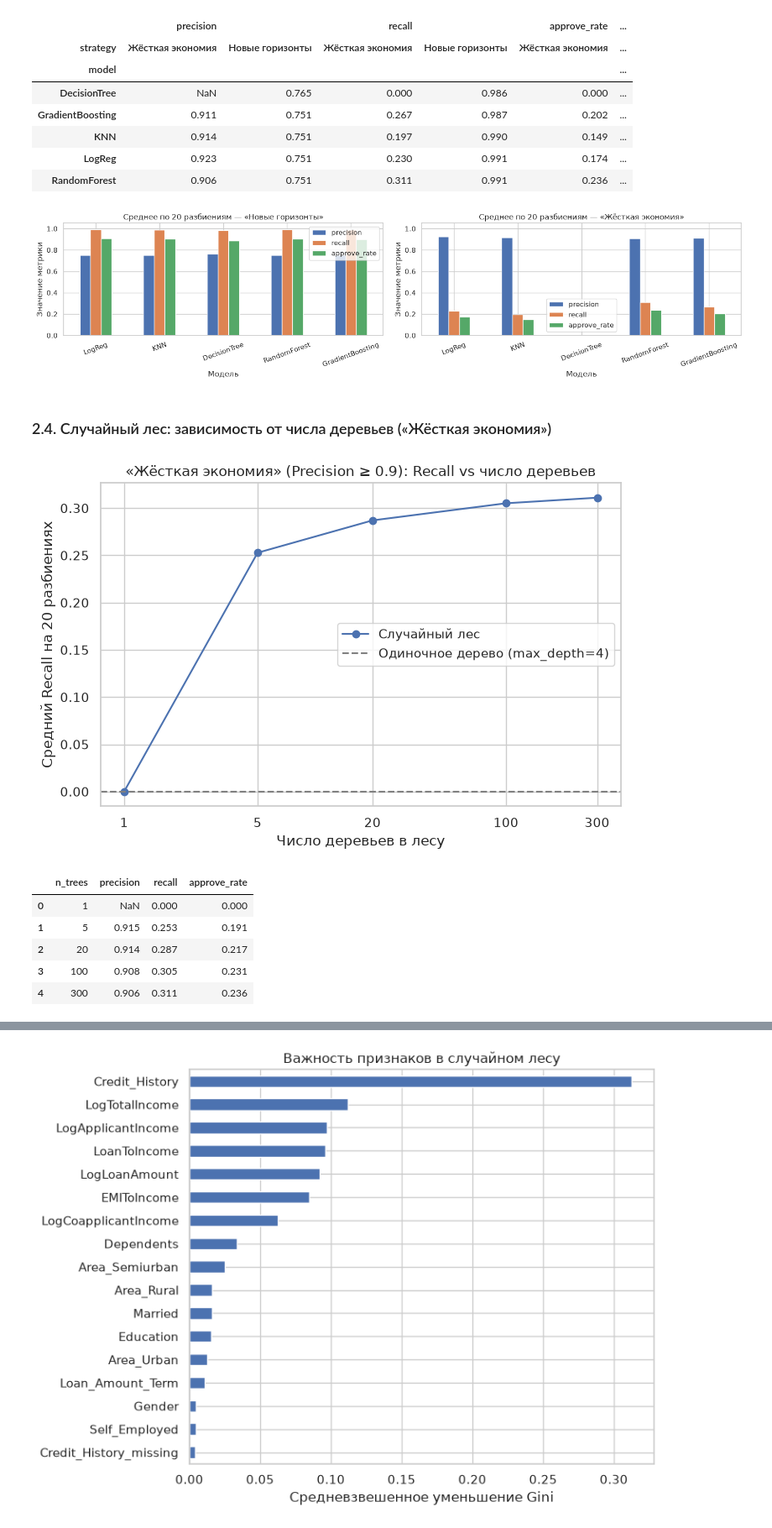
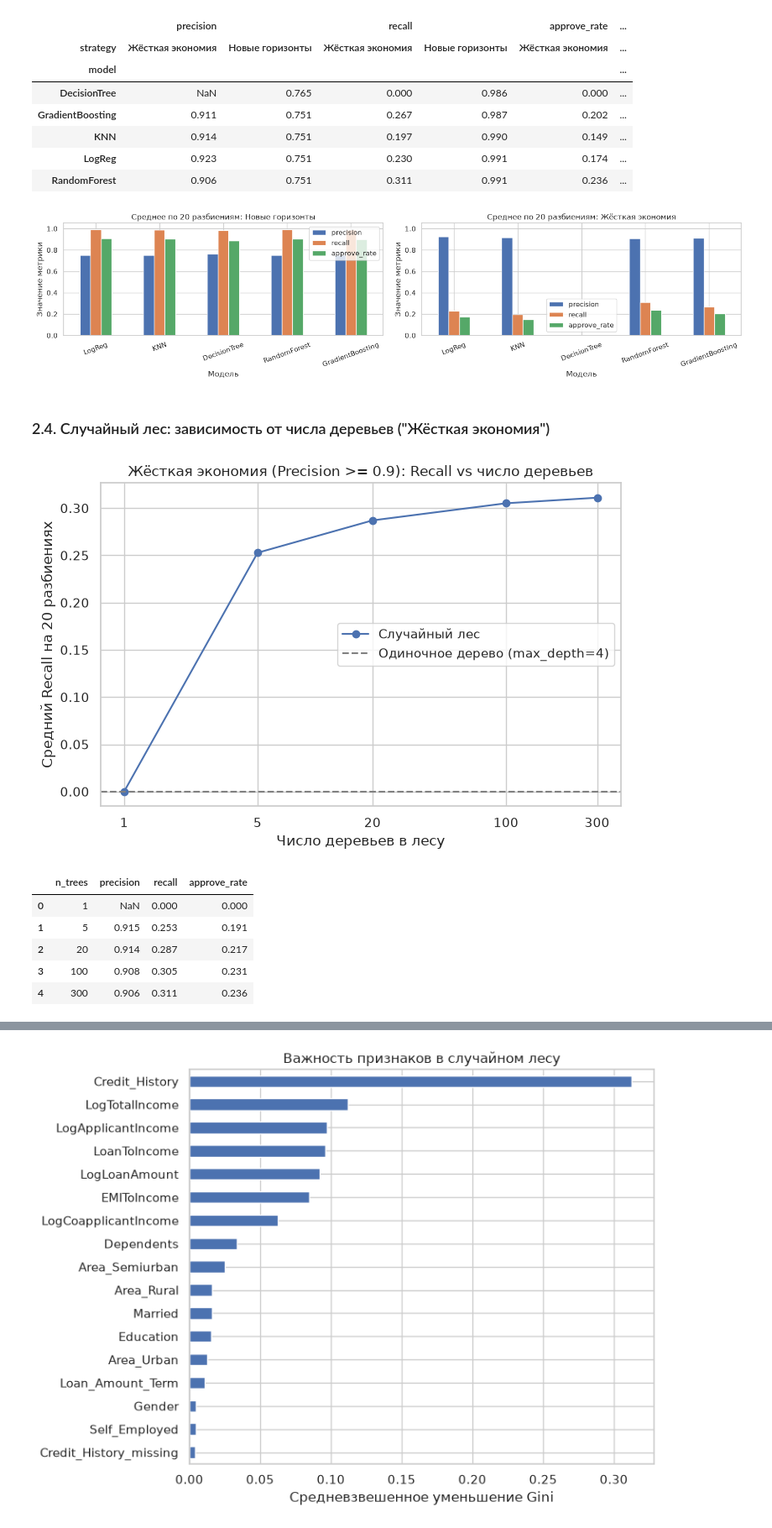
Before and after one commit to pxc1984/competitive-py, a Jupyter notebook: ai/Неделя_6_Введение в ИИ_Основной_уровень_ДЗ.ipynb, the cells around one changed output, grey strips where cells are left out. Shown at 84% size. Saved outputs shown, nothing was run; the diff lists cells and outputs as text; code cells hidden in the pictures.

```diff
--- a/ai/Неделя_6_Введение в ИИ_Основной_уровень_ДЗ.ipynb
+++ b/ai/Неделя_6_Введение в ИИ_Основной_уровень_ДЗ.ipynb
@@ -279,7 +322,13 @@ rows = []
 for col in cat_feats:
     tab = pd.crosstab(eda[col], eda["Loan_Status"])
     chi2, p, *_ = chi2_contingency(tab)
-    rows.append({"feature": col, "cramers_v": cramers_v(eda[col], eda["Loan_Status"]), "p_value": p})
+    rows.append(
+        {
+            "feature": col,
+            "cramers_v": cramers_v(eda[col], eda["Loan_Status"]),
+            "p_value": p,
+        }
+    )
 pd.DataFrame(rows).sort_values("cramers_v", ascending=False).round(4)
 # %% [output]
 |  | feature | cramers_v | p_value |
@@ -351,6 +415,6 @@ dtype: int64
 # %%
 def prepare_features(data: pd.DataFrame) -> pd.DataFrame:
-    """Переводит заявки в числовые признаки (пропуски остаются NaN — их заполняет пайплайн)"""
+    """Переводит заявки в числовые признаки (пропуски остаются NaN - их заполняет пайплайн)"""
     X = pd.DataFrame(index=data.index)
     X["Gender"] = data["Gender"].map({"Male": 1, "Female": 0})
     X["Married"] = data["Married"].map({"Yes": 1, "No": 0})
@@ -368,7 +432,9 @@ def prepare_features(data: pd.DataFrame) -> pd.DataFrame:
     X["LogLoanAmount"] = np.log1p(data["LoanAmount"])
     X["Loan_Amount_Term"] = data["Loan_Amount_Term"].astype(float)
     X["LoanToIncome"] = data["LoanAmount"] * 1000 / total.replace(0, np.nan)
-    X["EMIToIncome"] = data["LoanAmount"] * 1000 / data["Loan_Amount_Term"] / total.replace(0, np.nan)
+    X["EMIToIncome"] = (
+        data["LoanAmount"] * 1000 / data["Loan_Amount_Term"] / total.replace(0, np.nan)
+    )
     return X
 
 
@@ -596,7 +699,13 @@ def evaluate_single_split(models):
         probas[name] = proba
         for strat, min_prec in STRATEGIES.items():
             thr = find_threshold(y_test, proba, min_prec)
-            rows.append({"model": name, "strategy": strat, **metrics_at_threshold(y_test, proba, thr)})
+            rows.append(
+                {
+                    "model": name,
+                    "strategy": strat,
+                    **metrics_at_threshold(y_test, proba, thr),
+                }
+            )
     return pd.DataFrame(rows), probas
 # %% [markdown]
 ### 2.1. Базовые модели: логистическая регрессия, KNN, решающее дерево
@@ -658,7 +775,7 @@ plot_pr({**proba_base, **proba_ens}, "PR-кривые всех моделей н
 fig, axes = plt.subplots(1, 2, figsize=(16, 4))
 for ax, (strat, sub) in zip(axes, res_single.groupby("strategy", sort=False)):
     sub.set_index("model")[["precision", "recall", "approve_rate"]].plot.bar(ax=ax)
-    ax.set_title(f"Одно разбиение — «{strat}»")
+    ax.set_title(f"Одно разбиение: {strat}")
     ax.set_ylabel("Значение метрики")
     ax.set_xlabel("Модель")
     ax.set_ylim(0, 1.05)
@@ -691,7 +810,7 @@ res_splits.pivot(index="model", columns="strategy", values=["precision", "recall
 fig, axes = plt.subplots(1, 2, figsize=(16, 4))
 for ax, (strat, sub) in zip(axes, res_splits.groupby("strategy", sort=False)):
     sub.set_index("model")[["precision", "recall", "approve_rate"]].plot.bar(ax=ax)
-    ax.set_title(f"Среднее по 20 разбиениям — «{strat}»")
+    ax.set_title(f"Среднее по 20 разбиениям: {strat}")
     ax.set_ylabel("Значение метрики")
     ax.set_xlabel("Модель")
     ax.set_ylim(0, 1.05)
@@ -699,35 +818,44 @@ for ax, (strat, sub) in zip(axes, res_splits.groupby("strategy", sort=False)):
 plt.tight_layout()
 plt.show()
 # %% [output]
-[figure, old version]
+[figure, new version]
 # %% [markdown]
-### 2.4. Случайный лес: зависимость от числа деревьев («Жёсткая экономия»)
+### 2.4. Случайный лес: зависимость от числа деревьев ("Жёсткая экономия")
 # %%
 n_trees_list = [1, 5, 20, 100, 300]
 forest_rows = []
 for n in n_trees_list:
-    rf = make_pipeline(SimpleImputer(strategy="median"),
-                       RandomForestClassifier(n_estimators=n, min_samples_leaf=5, max_features="sqrt",
-                                              random_state=RANDOM_STATE, n_jobs=-1))
+    rf = make_pipeline(
+        SimpleImputer(strategy="median"),
+        RandomForestClassifier(
+            n_estimators=n,
+            min_samples_leaf=5,
+            max_features="sqrt",
+            random_state=RANDOM_STATE,
+            n_jobs=-1,
+        ),
+    )
     m = evaluate_on_splits(rf, X, y, STRATEGIES["Жёсткая экономия"])
     forest_rows.append({"n_trees": n, **m.to_dict()})
 forest_res = pd.DataFrame(forest_rows)
 
-tree_recall = res_splits.query("model == 'DecisionTree' and strategy == 'Жёсткая экономия'")["recall"].iloc[0]
+tree_recall = res_splits.query(
+    "model == 'DecisionTree' and strategy == 'Жёсткая экономия'"
+)["recall"].iloc[0]
 fig, ax = plt.subplots(figsize=(8, 5))
 ax.plot(forest_res["n_trees"], forest_res["recall"], marker="o", label="Случайный лес")
 ax.axhline(tree_recall, color="gray", ls="--", label="Одиночное дерево (max_depth=4)")
 ax.set_xscale("log")
 ax.set_xticks(n_trees_list)
 ax.set_xticklabels(n_trees_list)
 ax.set_xlabel("Число деревьев в лесу")
 ax.set_ylabel("Средний Recall на 20 разбиениях")
-ax.set_title("«Жёсткая экономия» (Precision ≥ 0.9): Recall vs число деревьев")
+ax.set_title("Жёсткая экономия (Precision >= 0.9): Recall vs число деревьев")
 ax.legend()
 plt.show()
 forest_res.round(3)
 # %% [output]
-[figure, old version]
+[figure, new version]
 |  | n_trees | precision | recall | approve_rate |
 | 0 | 1 | NaN | 0.000 | 0.000 |
 | 1 | 5 | 0.915 | 0.253 | 0.191 |
```
Also changed, not shown: parts of 30 cells of this notebook.
